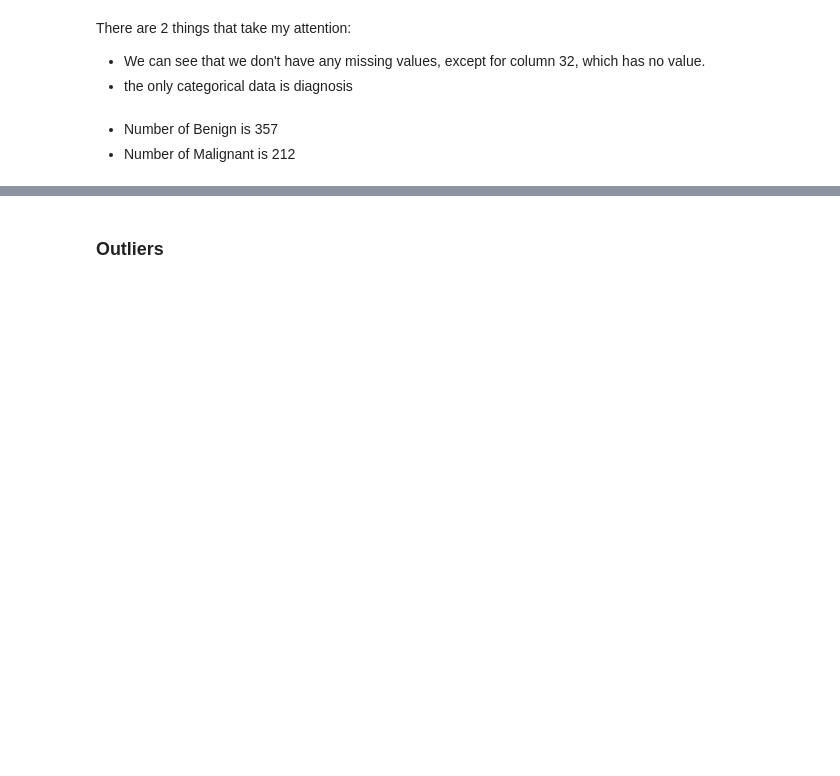
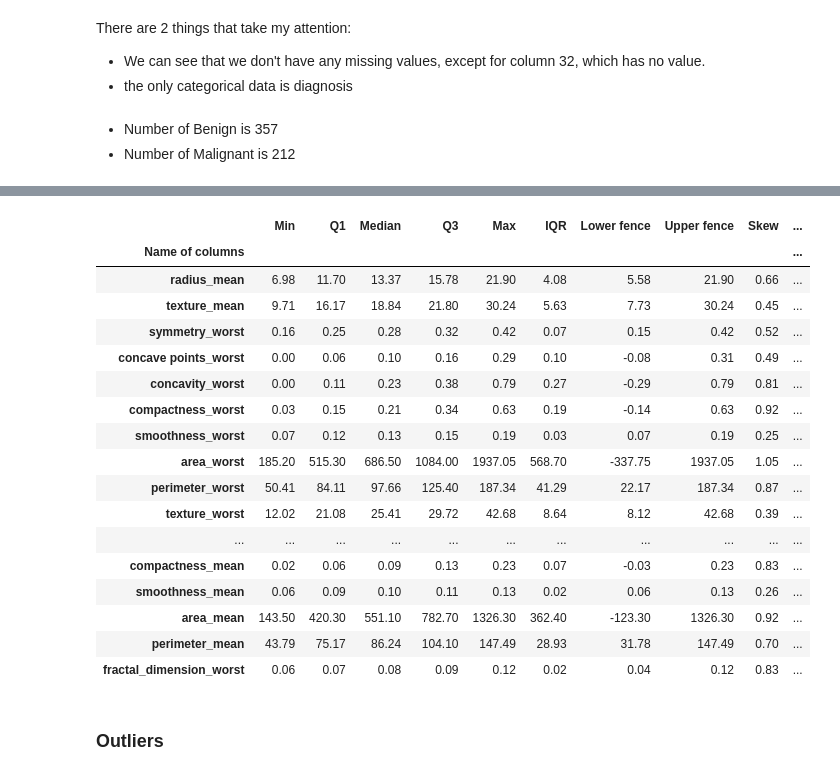
Before and after one commit to 10-Academy-quad-squad/casual-graph, a Jupyter notebook: notebooks/1. EDA.ipynb, the cells around one changed output, grey strips where cells are left out. Cells and saved outputs as stored; diff of their text form; code cells hidden in the pictures; blank space fills up the shorter version.

```diff
--- a/notebooks/1. EDA.ipynb
+++ b/notebooks/1. EDA.ipynb
@@ -146,3 +213,24 @@ vs.plot_count(df, 'diagnosis', "Diagnosis", "Diagnosis Count")
+# %%
+outlier_handler.getOverview(columns)
+# %% [output]
+|  | Min | Q1 | Median | Q3 | Max | IQR | Lower fence | Upper fence | Skew | ... |
+| Name of columns |  |  |  |  |  |  |  |  |  | ... |
+| radius_mean | 6.98 | 11.70 | 13.37 | 15.78 | 21.90 | 4.08 | 5.58 | 21.90 | 0.66 | ... |
+| texture_mean | 9.71 | 16.17 | 18.84 | 21.80 | 30.24 | 5.63 | 7.73 | 30.24 | 0.45 | ... |
+| symmetry_worst | 0.16 | 0.25 | 0.28 | 0.32 | 0.42 | 0.07 | 0.15 | 0.42 | 0.52 | ... |
+| concave points_worst | 0.00 | 0.06 | 0.10 | 0.16 | 0.29 | 0.10 | -0.08 | 0.31 | 0.49 | ... |
+| concavity_worst | 0.00 | 0.11 | 0.23 | 0.38 | 0.79 | 0.27 | -0.29 | 0.79 | 0.81 | ... |
+| compactness_worst | 0.03 | 0.15 | 0.21 | 0.34 | 0.63 | 0.19 | -0.14 | 0.63 | 0.92 | ... |
+| smoothness_worst | 0.07 | 0.12 | 0.13 | 0.15 | 0.19 | 0.03 | 0.07 | 0.19 | 0.25 | ... |
+| area_worst | 185.20 | 515.30 | 686.50 | 1084.00 | 1937.05 | 568.70 | -337.75 | 1937.05 | 1.05 | ... |
+| perimeter_worst | 50.41 | 84.11 | 97.66 | 125.40 | 187.34 | 41.29 | 22.17 | 187.34 | 0.87 | ... |
+| texture_worst | 12.02 | 21.08 | 25.41 | 29.72 | 42.68 | 8.64 | 8.12 | 42.68 | 0.39 | ... |
+| ... | ... | ... | ... | ... | ... | ... | ... | ... | ... | ... |
+| compactness_mean | 0.02 | 0.06 | 0.09 | 0.13 | 0.23 | 0.07 | -0.03 | 0.23 | 0.83 | ... |
+| smoothness_mean | 0.06 | 0.09 | 0.10 | 0.11 | 0.13 | 0.02 | 0.06 | 0.13 | 0.26 | ... |
+| area_mean | 143.50 | 420.30 | 551.10 | 782.70 | 1326.30 | 362.40 | -123.30 | 1326.30 | 0.92 | ... |
+| perimeter_mean | 43.79 | 75.17 | 86.24 | 104.10 | 147.49 | 28.93 | 31.78 | 147.49 | 0.70 | ... |
+| fractal_dimension_worst | 0.06 | 0.07 | 0.08 | 0.09 | 0.12 | 0.02 | 0.04 | 0.12 | 0.83 | ... |
 # %% [markdown]
 ### Outliers
 # %%
```
Also changed, not shown: parts of 10 cells of this notebook.
